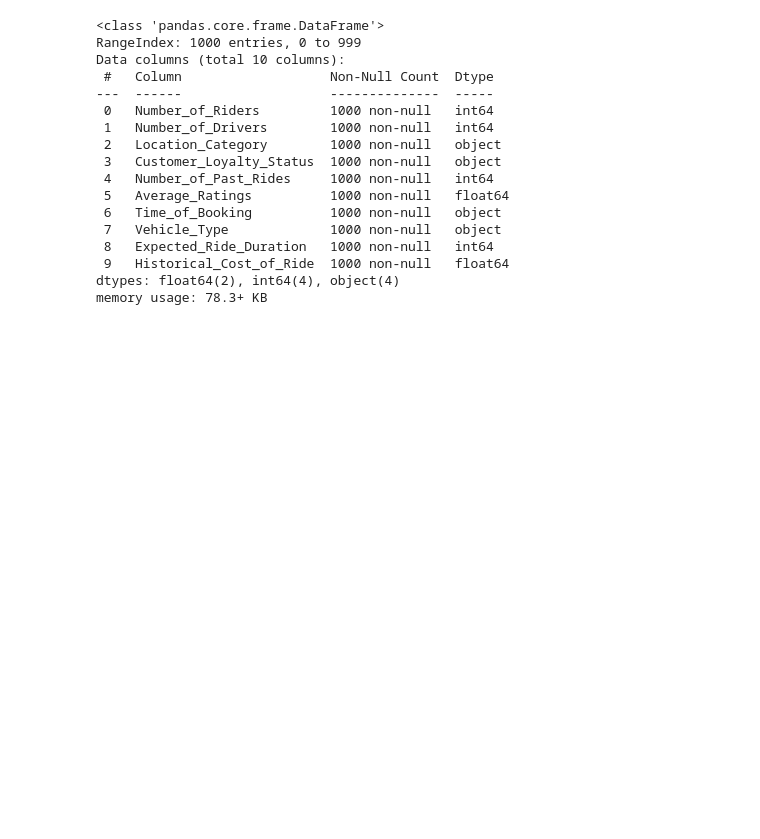
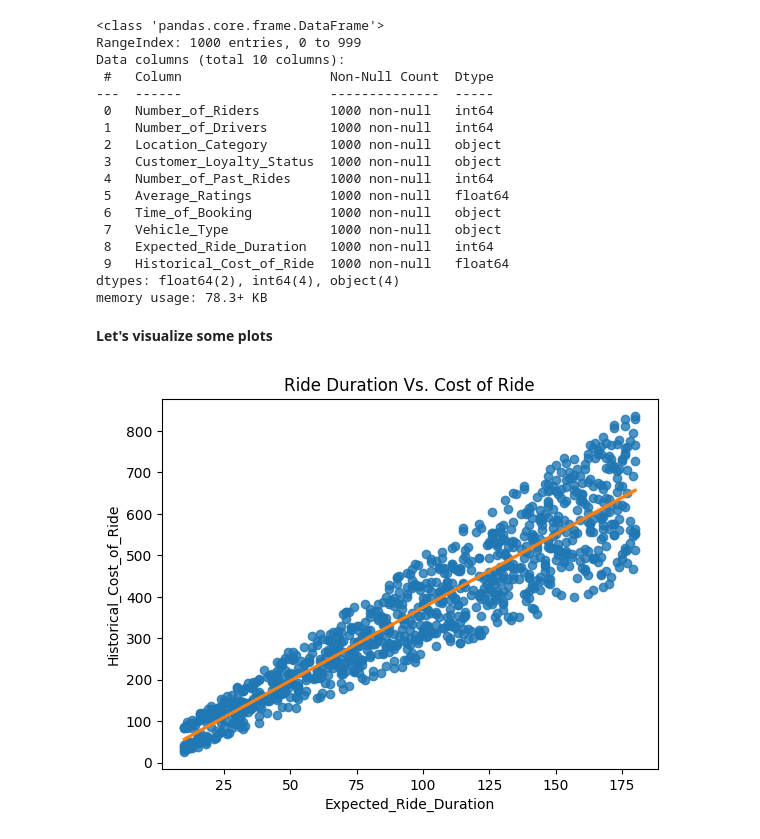
Before and after one commit to MohammadHosseinDalghi/Dynamic-Pricing-Strategy, a Jupyter notebook: Main.ipynb, the cells around one changed output. Cells and saved outputs as stored; diff of their text form; code cells hidden in the pictures; blank space fills up the shorter version.

Commit message:
Add regplot

```diff
--- a/Main.ipynb
+++ b/Main.ipynb
@@ -35,3 +37,15 @@ Data columns (total 10 columns):
  9   Historical_Cost_of_Ride  1000 non-null   float64
 dtypes: float64(2), int64(4), object(4)
 memory usage: 78.3+ KB
+# %% [markdown]
+**Let's visualize some plots**
+# %%
+sns.regplot(
+    data=df,
+    x='Expected_Ride_Duration',
+    y='Historical_Cost_of_Ride',
+    line_kws=dict(color='C1'),
+)
+plt.title('Ride Duration Vs. Cost of Ride');
+# %% [output]
+[figure, added]
```
Also changed, not shown: parts of 1 cell of this notebook.
